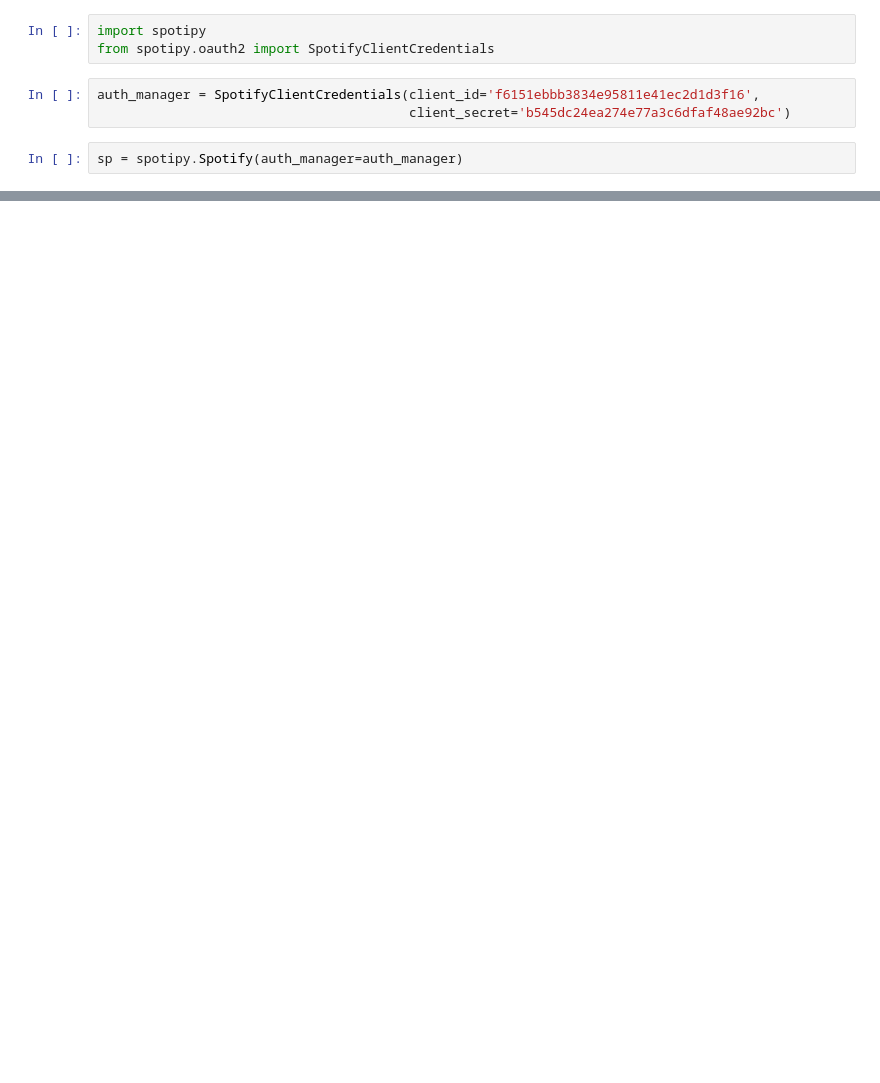
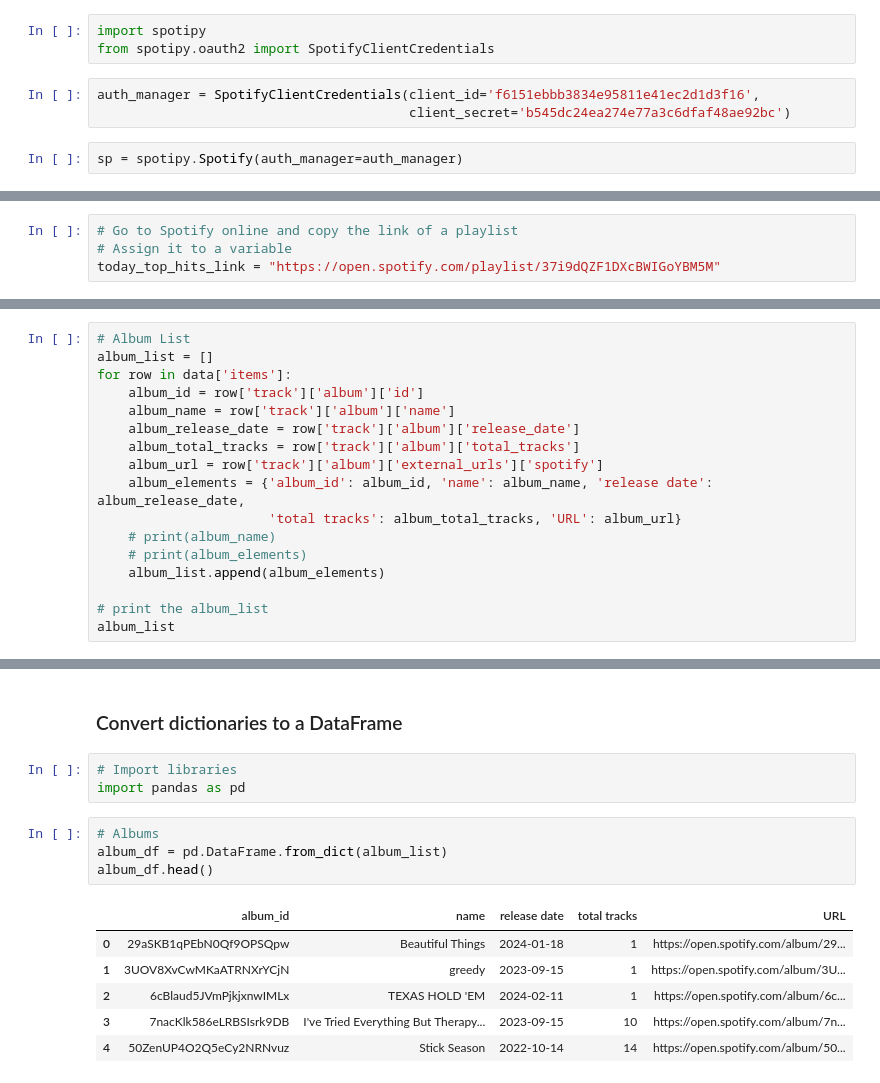
Before and after one commit to longnca/spotify-etl-pipeline-aws, a Jupyter notebook: etl_pipeline.ipynb, the cells around one changed output, grey strips where cells are left out. Cells and saved outputs as stored; diff of their text form; blank space fills up the shorter version.

```diff
--- a/etl_pipeline.ipynb
+++ b/etl_pipeline.ipynb
@@ -49,0 +43,4 @@ Birdy
+# %%
+# Go to Spotify online and copy the link of a playlist
+# Assign it to a variable
+today_top_hits_link = "https://open.spotify.com/playlist/37i9dQZF1DXcBWIGoYBM5M"
@@ -49,0 +129,17 @@ Birdy
+# %%
+# Album List
+album_list = []
+for row in data['items']:
+    album_id = row['track']['album']['id']
+    album_name = row['track']['album']['name']
+    album_release_date = row['track']['album']['release_date']
+    album_total_tracks = row['track']['album']['total_tracks']
+    album_url = row['track']['album']['external_urls']['spotify']
+    album_elements = {'album_id': album_id, 'name': album_name, 'release date': album_release_date,
+                      'total tracks': album_total_tracks, 'URL': album_url}
+    # print(album_name)
+    # print(album_elements)
+    album_list.append(album_elements)
+
+# print the album_list
+album_list
@@ -49,0 +263,16 @@ Birdy
+# %% [markdown]
+### Convert dictionaries to a DataFrame
+# %%
+# Import libraries
+import pandas as pd
+# %%
+# Albums
+album_df = pd.DataFrame.from_dict(album_list)
+album_df.head()
+# %% [output]
+|  | album_id | name | release date | total tracks | URL |
+| 0 | 29aSKB1qPEbN0Qf9OPSQpw | Beautiful Things | 2024-01-18 | 1 | https://open.spotify.com/album/29... |
+| 1 | 3UOV8XvCwMKaATRNXrYCjN | greedy | 2023-09-15 | 1 | https://open.spotify.com/album/3U... |
+| 2 | 6cBlaud5JVmPjkjxnwIMLx | TEXAS HOLD 'EM | 2024-02-11 | 1 | https://open.spotify.com/album/6c... |
+| 3 | 7nacKlk586eLRBSIsrk9DB | I've Tried Everything But Therapy... | 2023-09-15 | 10 | https://open.spotify.com/album/7n... |
+| 4 | 50ZenUP4O2Q5eCy2NRNvuz | Stick Season | 2022-10-14 | 14 | https://open.spotify.com/album/50... |
```
Also changed, not shown: parts of 31 cells of this notebook, 1 other file.
